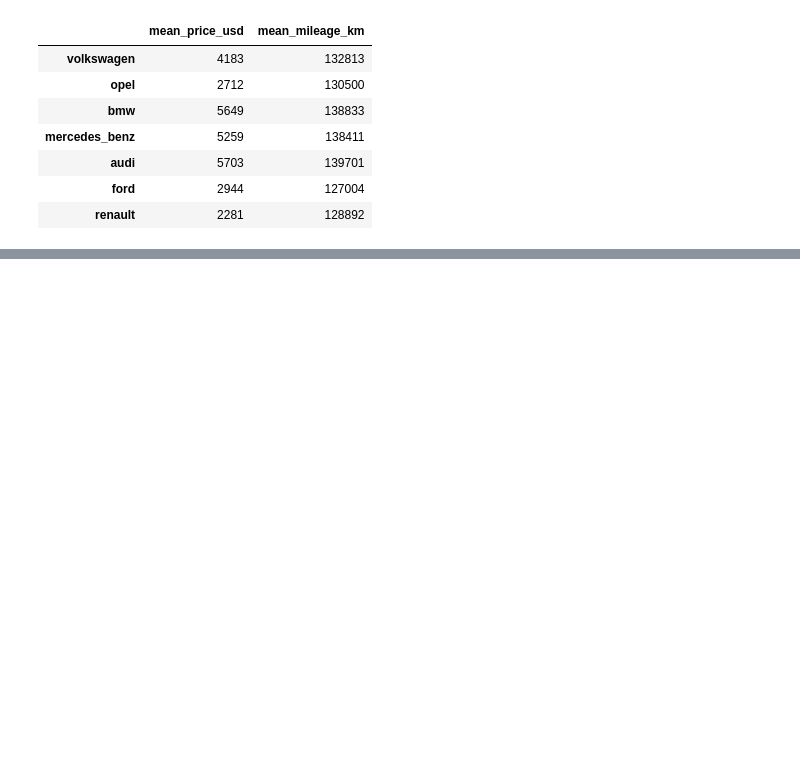
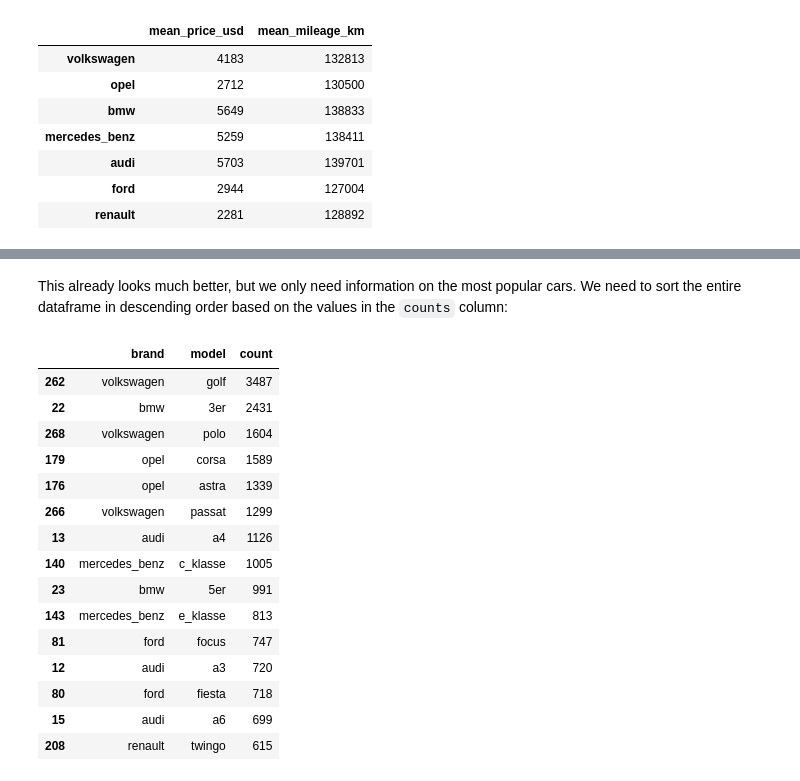
Before and after one commit to Lippins/Ebay_car_sales, a Jupyter notebook: notebook.ipynb, the cells around one changed output, grey strips where cells are left out. Cells and saved outputs as stored; diff of their text form; code cells hidden in the pictures; blank space fills up the shorter version.

Commit message:
Analyze brand model combination

```diff
--- a/notebook.ipynb
+++ b/notebook.ipynb
@@ -862,0 +873,10 @@ price_df
+# %%
+# extract the relevant columns from the autos dataframe
+brand_model = autos[['brand','model']]
+
+brand_model_grouped = (brand_model
+                           .groupby(['brand','model']) # select distinct occurences of each brand and model
+                           ['model'].count() # count the distinct models within each brand
+                      )
+
+brand_model_grouped
@@ -862,0 +899,4 @@ price_df
+# %%
+# reset multi-index series to dataframe and assign a name to the aggregate column
+brand_model_grouped = brand_model_grouped.reset_index(name='count')
+brand_model_grouped
@@ -862,0 +917,21 @@ price_df
+# %% [markdown]
+This already looks much better, but we only need information on the most popular cars. We need to sort the entire dataframe in descending order based on the values in the `counts` column:
+# %%
+brand_model_grouped.sort_values(by='count', axis=0, ascending=False).head(15)
+# %% [output]
+|  | brand | model | count |
+| 262 | volkswagen | golf | 3487 |
+| 22 | bmw | 3er | 2431 |
+| 268 | volkswagen | polo | 1604 |
+| 179 | opel | corsa | 1589 |
+| 176 | opel | astra | 1339 |
+| 266 | volkswagen | passat | 1299 |
+| 13 | audi | a4 | 1126 |
+| 140 | mercedes_benz | c_klasse | 1005 |
+| 23 | bmw | 5er | 991 |
+| 143 | mercedes_benz | e_klasse | 813 |
+| 81 | ford | focus | 747 |
+| 12 | audi | a3 | 720 |
+| 80 | ford | fiesta | 718 |
+| 15 | audi | a6 | 699 |
+| 208 | renault | twingo | 615 |
```
Also changed, not shown: parts of 5 cells of this notebook.
